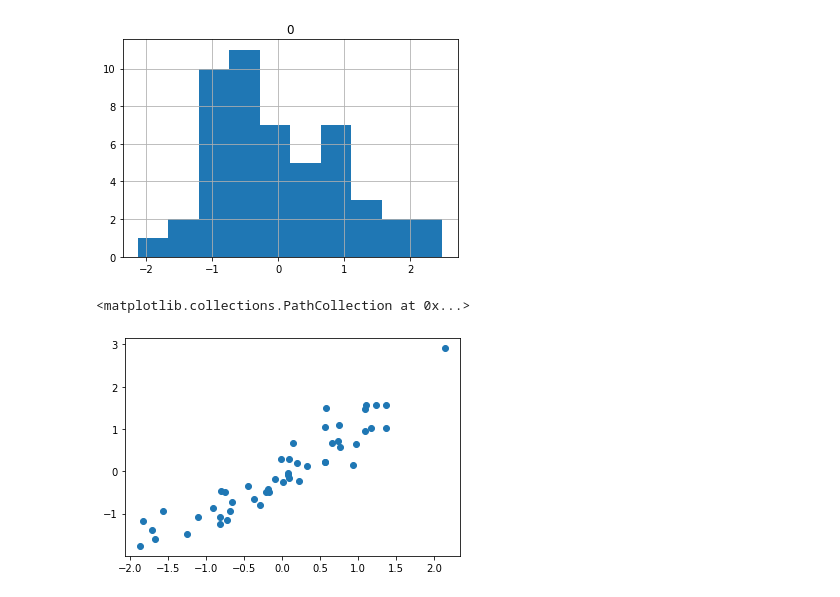
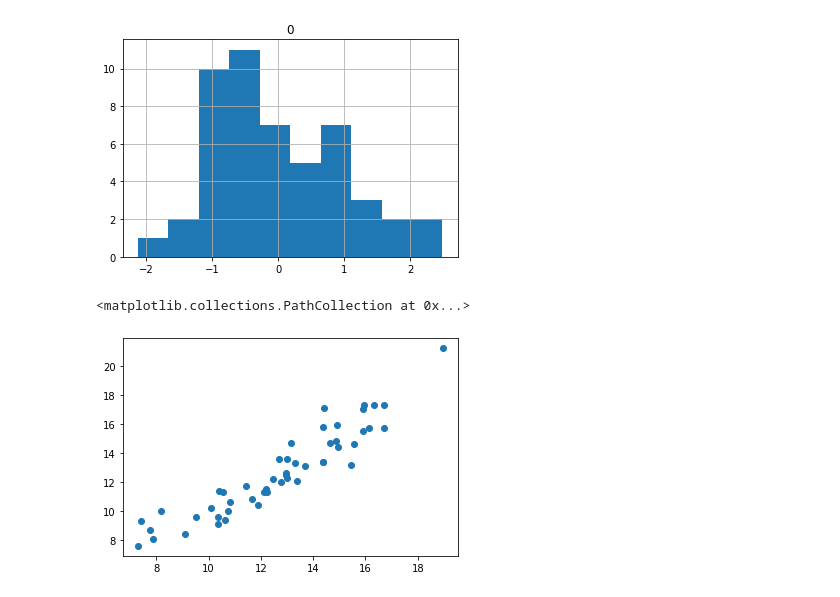
Before and after one commit to thistleknot/python-ml, a Jupyter notebook: code/pcorr-significance.ipynb, the cells around one changed output. Drawn from its saved outputs; the diff is of its cells as text; code cells hidden in the pictures.

```diff
--- a/code/pcorr-significance.ipynb
+++ b/code/pcorr-significance.ipynb
@@ -56,6 +32,8 @@ array([[[ 1],
 # %%
 table1 = np.zeros(shape=(len(all_data.columns[1:]),1))
 table2 = np.zeros(shape=(len(all_data.columns[1:]),1))
+
+p_threshold = .05
 
 for train_index, test_index in kfold.split(all_data):
     subset = all_data.iloc[train_index]
@@ -64,16 +42,17 @@ for train_index, test_index in kfold.split(all_data):
     n=len(subset)
     dist = scipy.stats.beta(n/2 - 1, n/2 - 1, loc=-1, scale=2)
     p = pd.DataFrame(2*dist.cdf(-abs(subset.pcorr()[target])))
-    temp1 = pd.DataFrame(p.T)
-    temp1.columns = list(all_data.columns[1:])
+    significance = pd.DataFrame(p.T)
+    significance.columns = list(all_data.columns[1:])
     #print(temp.T.loc[np.array(temp.T<=.05)])
-    table1 = (table1 + np.where(temp1.T<=.05, 1, 0)).copy()
-    table2 = (table2 + np.where(pd.DataFrame(subset.pcorr()[target])<0,-1,1)*[np.array(temp1.T<=.05)]).copy()
+    table1 = (table1 + np.where(significance.T<=p_threshold, 1, 0)).copy()
+    #check if p is significant, add sign?
+    table2 = (table2 + np.where(pd.DataFrame(subset.pcorr()[target])<0,-1,1)*[np.array(significance.T<=p_threshold)]).copy()
     #table.append(temp.T<=.05)
     #print(temp.T<=.05)
 
-temp1 = pd.DataFrame(table1.T)
-temp1.columns = list(all_data.columns[1:])
-display(temp1)
+significance = pd.DataFrame(table1.T)
+significance.columns = list(all_data.columns[1:])
+display(significance)
 # %% [output]
 |  | Poverty | Infant Mort | White | Crime | Doctors | Traf Deaths | University | Unemployed | Income | ... |
@@ -81,6 +60,6 @@ display(temp1)
 # %%
-temp2 = pd.DataFrame(table2[0].T)
-temp2.columns = list(all_data.columns[1:])
-display(temp2)
+sign = pd.DataFrame(table2[0].T)
+sign.columns = list(all_data.columns[1:])
+display(sign)
 # %% [output]
 |  | Poverty | Infant Mort | White | Crime | Doctors | Traf Deaths | University | Unemployed | Income | ... |
@@ -87,0 +67,2 @@ display(temp2)
+# %%
+sign_x_significance = abs((sign/num_folds)*(sign/significance)).T.replace([np.inf, -np.inf, np.NaN], 0)
@@ -88,6 +74,7 @@ display(temp2)
 # %%
 threshold = .5
-chosen = list(temp.T.loc[np.array(temp.T>=(num_folds*threshold))].index[1:])
+
+chosen = list(sign_x_significance.T.columns.values[np.array(sign_x_significance.T>=(threshold)).reshape(10,)][1:])
 dataSet = pd.concat([all_data[target],all_data[chosen]],axis=1)
 t1 = pd.DataFrame(scaler.transform(np.array(dataSet[target]).reshape(-1, 1)))
 t1.columns=[target]
@@ -152,7 +136,7 @@ pd.DataFrame(results.get_influence().resid_studentized_internal).hist()
 array([[<AxesSubplot:title={'center':'0'}>]], dtype=object)
 [figure]
 # %%
-plt.scatter(results.fittedvalues, y)
+plt.scatter(results.fittedvalues*scaler.scale_[0] + scaler.mean_[0], y*scaler.scale_[0] + scaler.mean_[0])
 # %% [output]
 <matplotlib.collections.PathCollection at 0x...>
-[figure, old version]
+[figure, new version]
```
Also changed, not shown: parts of 7 cells of this notebook.
